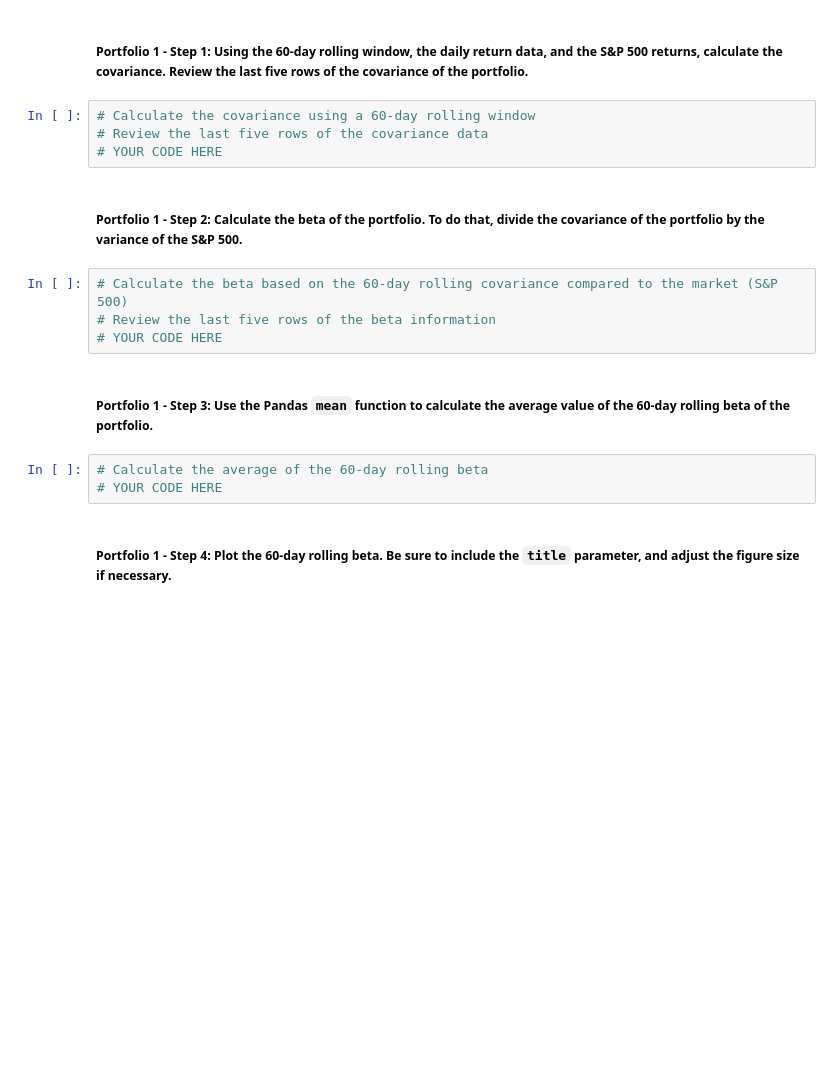
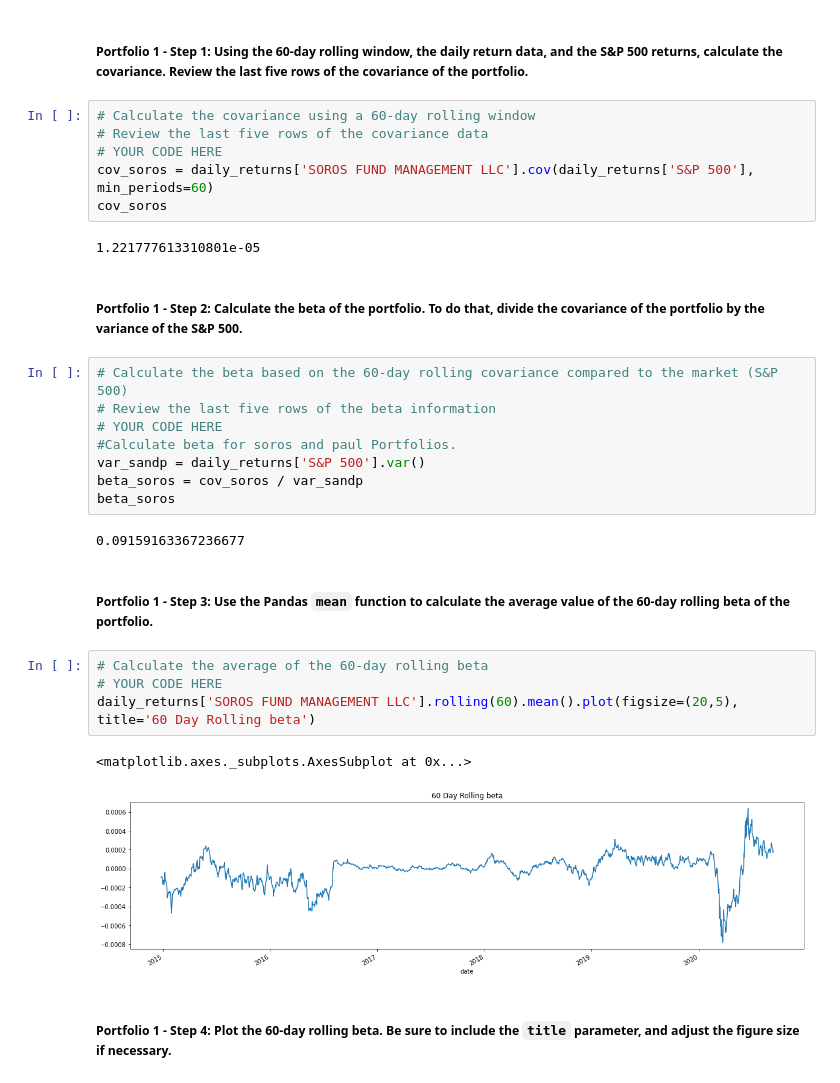
Before and after one commit to AnilVinnakota/assignment4, a Jupyter notebook: risk_return_analysis.ipynb, the cells around one changed output. Cells and saved outputs as stored; diff of their text form; blank space fills up the shorter version.

```diff
--- a/risk_return_analysis.ipynb
+++ b/risk_return_analysis.ipynb
@@ -363,17 +366,31 @@ Your analysis is nearing completion. Now, you need to evaluate how the portfolio
 # Calculate the covariance using a 60-day rolling window
 # Review the last five rows of the covariance data
 # YOUR CODE HERE
+cov_soros = daily_returns['SOROS FUND MANAGEMENT LLC'].cov(daily_returns['S&P 500'], min_periods=60)
+cov_soros
+# %% [output]
+1.221777613310801e-05
 # %% [markdown]
 ##### Portfolio 1 - Step 2: Calculate the beta of the portfolio. To do that, divide the covariance of the portfolio by the variance of the S&P 500.
 # %%
 # Calculate the beta based on the 60-day rolling covariance compared to the market (S&P 500)
 # Review the last five rows of the beta information
 # YOUR CODE HERE
+#Calculate beta for soros and paul Portfolios.
+var_sandp = daily_returns['S&P 500'].var()
+beta_soros = cov_soros / var_sandp
+beta_soros
+# %% [output]
+0.09159163367236677
 # %% [markdown]
 ##### Portfolio 1 - Step 3: Use the Pandas `mean` function to calculate the average value of the 60-day rolling beta of the portfolio.
 # %%
 # Calculate the average of the 60-day rolling beta
 # YOUR CODE HERE
+daily_returns['SOROS FUND MANAGEMENT LLC'].rolling(60).mean().plot(figsize=(20,5), title='60 Day Rolling beta')
+# %% [output]
+<matplotlib.axes._subplots.AxesSubplot at 0x...>
+[figure, added]
 # %% [markdown]
 ##### Portfolio 1 - Step 4: Plot the 60-day rolling beta. Be sure to include the `title` parameter, and adjust the figure size if necessary.
 # %%
```
Also changed, not shown: parts of 8 cells of this notebook.
